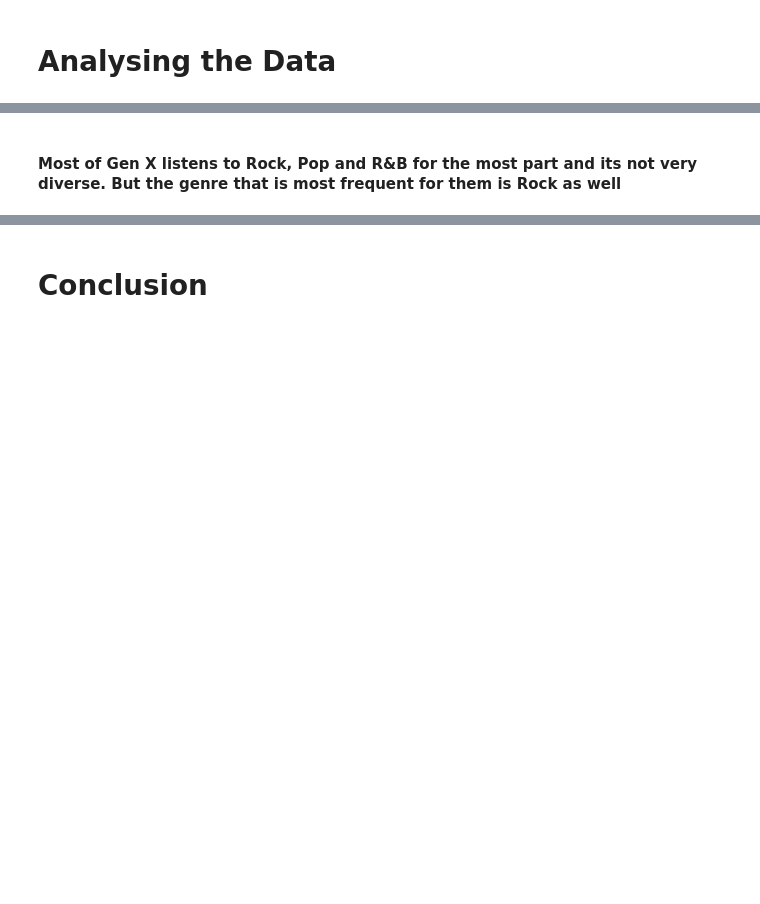
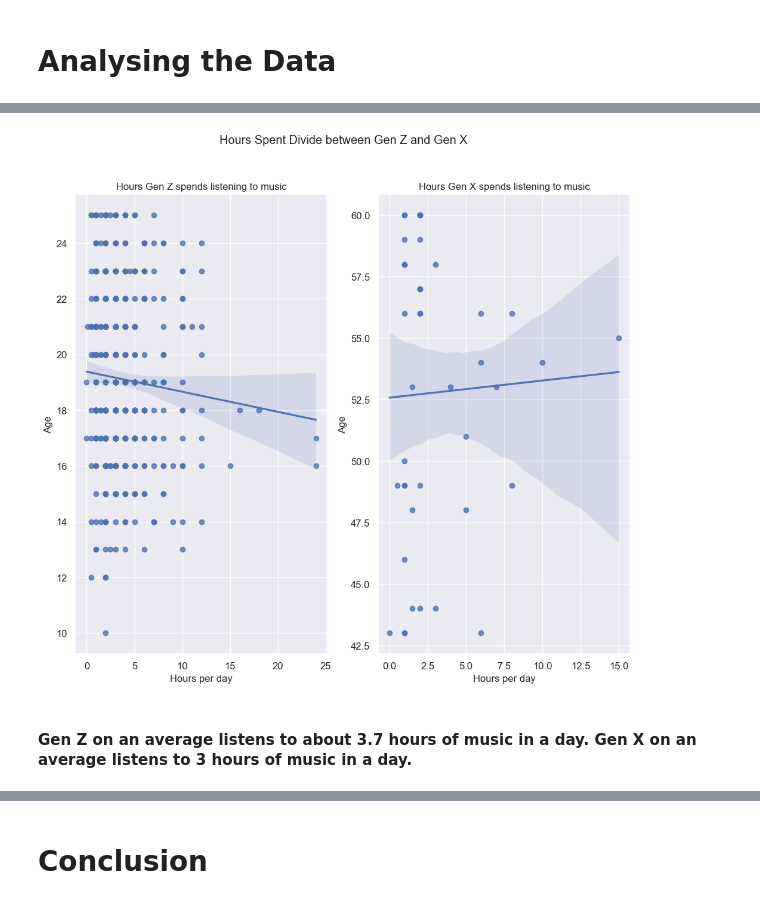
Before and after one commit to ubco-W2022T2-data301/project-group29, a Jupyter notebook: analysis/analysis2.ipynb, the cells around one changed output, grey strips where cells are left out. Saved outputs shown, nothing was run; the diff lists cells and outputs as text; code cells hidden in the pictures; blank space fills up the shorter version.

```diff
--- a/analysis/analysis2.ipynb
+++ b/analysis/analysis2.ipynb
@@ -110,27 +131,31 @@ Genx_Genre
-# %% [markdown]
-#### Most of Gen X listens to Rock, Pop and R&B for the most part and its not very diverse. But the genre that is most frequent for them is Rock as well
 # %%
 # Create a figure with two subplots
 fig, (ax1, ax2) = plt.subplots(ncols=2, figsize=(12,10))
 
 # Gen Z hours
 hour_z = dataload[["Age","Hours per day"]]
 hour_z = hour_z[(hour_z["Age"] <=25)]
 
 # Plot the first regplot on the first subplot
 sns.regplot(data = hour_z, y = "Age", x = "Hours per day", ax=ax1).set(title = "Hours Gen Z spends listening to music", ylabel = "Age", xlabel = "Hours per day")
 ax1.tick_params(labelsize=12)
 
 # Gen X hours
 hour_x = dataload[["Age","Hours per day"]]
 hour_x = hour_x[(hour_x["Age"] <=60) & (hour_x["Age"] >= 43)]
 
 # Plot the second regplot on the second subplot
 sns.regplot(data = hour_x, y = "Age", x = "Hours per day", ax=ax2).set(title = "Hours Gen X spends listening to music", ylabel = "Age", xlabel = "Hours per day")
 ax2.tick_params(labelsize=12)
 
 # Show the figure
+plt.savefig('../images/analysis2/hours_a2.png')
+plt.suptitle("Hours Spent Divide between Gen Z and Gen X")
 plt.show()
+# %% [output]
+[figure, added]
+# %% [markdown]
+#### Gen Z on an average listens to about 3.7 hours of music in a day. Gen X on an average listens to 3 hours of music in a day.
 # %%
 Genz_hours = hour_z["Hours per day"].mean()
 Genz_hours
```
Also changed, not shown: parts of 30 cells of this notebook, 8 other files.
